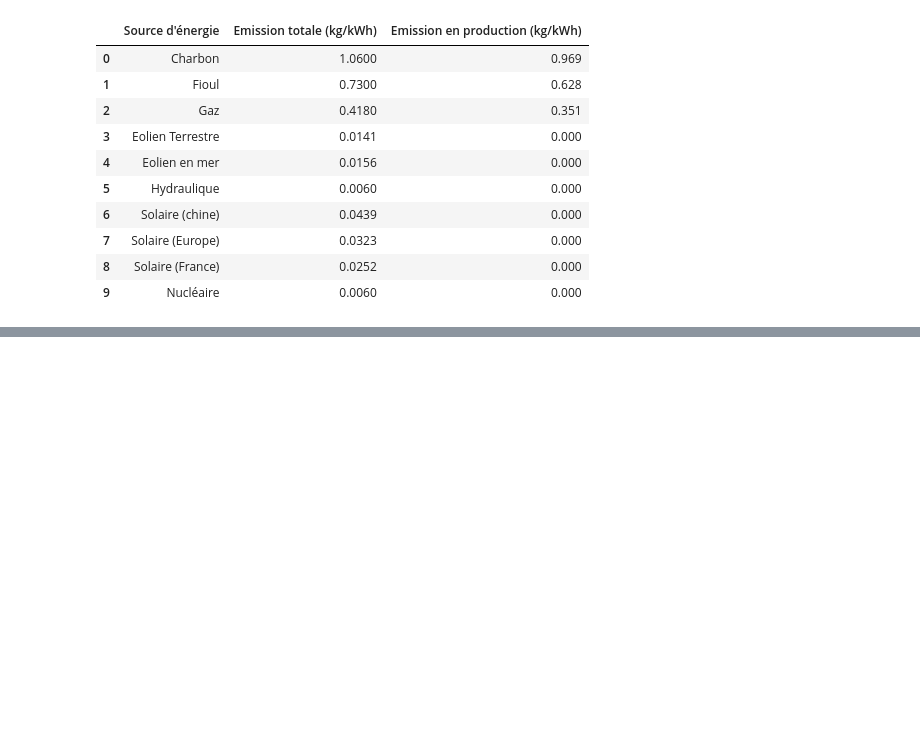
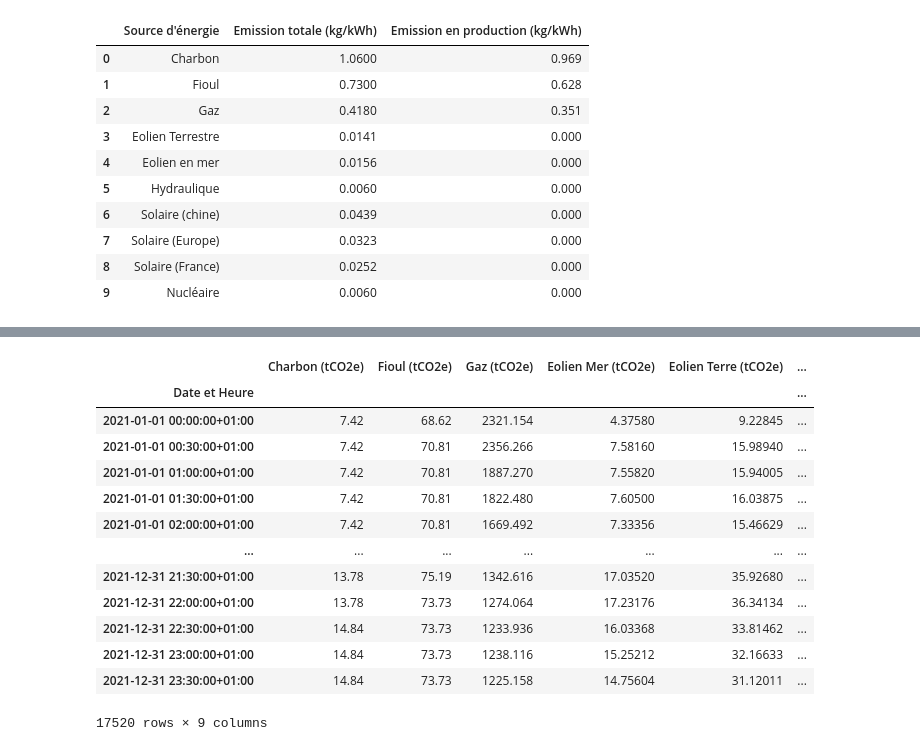
Before and after one commit to quentinhaenn/projet-co2, a Jupyter notebook: Code/projet-co2.ipynb, the cells around one changed output, grey strips where cells are left out. Saved outputs shown, nothing was run; the diff lists cells and outputs as text; code cells hidden in the pictures; blank space fills up the shorter version.

```diff
--- a/Code/projet-co2.ipynb
+++ b/Code/projet-co2.ipynb
@@ -345,0 +410,29 @@ Maintenant que cette base est constituée nous pouvons l'améliorer avec les don
+# %%
+data_emission_total = pd.DataFrame()
+data_emission_total['Charbon (tCO2e)'] = data_prod['Charbon (MW)'].values * data_emission[data_emission['Source d\'énergie'] == 'Charbon']['Emission totale (kg/kWh)'].values
+data_emission_total['Fioul (tCO2e)'] = data_prod['Fioul (MW)'].values * data_emission[data_emission['Source d\'énergie'] == 'Fioul']['Emission totale (kg/kWh)'].values
+data_emission_total['Gaz (tCO2e)'] = data_prod['Gaz (MW)'].values * data_emission[data_emission['Source d\'énergie'] == 'Gaz']['Emission totale (kg/kWh)'].values
+data_emission_total['Eolien Mer (tCO2e)'] = data_prod['Eolien (MW)'].values* 0.30 * data_emission[data_emission['Source d\'énergie'] == 'Eolien en mer']['Emission totale (kg/kWh)'].values
+data_emission_total['Eolien Terre (tCO2e)'] = data_prod['Eolien (MW)'].values * 0.70 * data_emission[data_emission['Source d\'énergie'] == 'Eolien Terrestre']['Emission totale (kg/kWh)'].values
+data_emission_total['Eolien Total (tCO2e'] = data_emission_total['Eolien Mer (tCO2e)'] + data_emission_total['Eolien Terre (tCO2e)']
+data_emission_total['Solaire (Chine) (tCO2e)'] = data_prod['Solaire (MW)'].values * data_emission[data_emission['Source d\'énergie'] == 'Solaire (chine)']['Emission totale (kg/kWh)'].values
+data_emission_total['Solaire (France) (tCO2e)'] = data_prod['Solaire (MW)'].values * data_emission[data_emission['Source d\'énergie'] == 'Solaire (France)']['Emission totale (kg/kWh)'].values
+data_emission_total['Nucléaire (France) (tCO2e)'] = data_prod['Nucléaire (MW)'].values * data_emission[data_emission['Source d\'énergie'] == 'Nucléaire']['Emission totale (kg/kWh)'].values
+
+data_emission_total.index = data_prod.index
+data_emission_total
+# %% [output]
+|  | Charbon (tCO2e) | Fioul (tCO2e) | Gaz (tCO2e) | Eolien Mer (tCO2e) | Eolien Terre (tCO2e) | ... |
+| Date et Heure |  |  |  |  |  | ... |
+| 2021-01-01 00:00:00+01:00 | 7.42 | 68.62 | 2321.154 | 4.37580 | 9.22845 | ... |
+| 2021-01-01 00:30:00+01:00 | 7.42 | 70.81 | 2356.266 | 7.58160 | 15.98940 | ... |
+| 2021-01-01 01:00:00+01:00 | 7.42 | 70.81 | 1887.270 | 7.55820 | 15.94005 | ... |
+| 2021-01-01 01:30:00+01:00 | 7.42 | 70.81 | 1822.480 | 7.60500 | 16.03875 | ... |
+| 2021-01-01 02:00:00+01:00 | 7.42 | 70.81 | 1669.492 | 7.33356 | 15.46629 | ... |
+| ... | ... | ... | ... | ... | ... | ... |
+| 2021-12-31 21:30:00+01:00 | 13.78 | 75.19 | 1342.616 | 17.03520 | 35.92680 | ... |
+| 2021-12-31 22:00:00+01:00 | 13.78 | 73.73 | 1274.064 | 17.23176 | 36.34134 | ... |
+| 2021-12-31 22:30:00+01:00 | 14.84 | 73.73 | 1233.936 | 16.03368 | 33.81462 | ... |
+| 2021-12-31 23:00:00+01:00 | 14.84 | 73.73 | 1238.116 | 15.25212 | 32.16633 | ... |
+| 2021-12-31 23:30:00+01:00 | 14.84 | 73.73 | 1225.158 | 14.75604 | 31.12011 | ... |
+17520 rows × 9 columns
```
Also changed, not shown: parts of 12 cells of this notebook.
